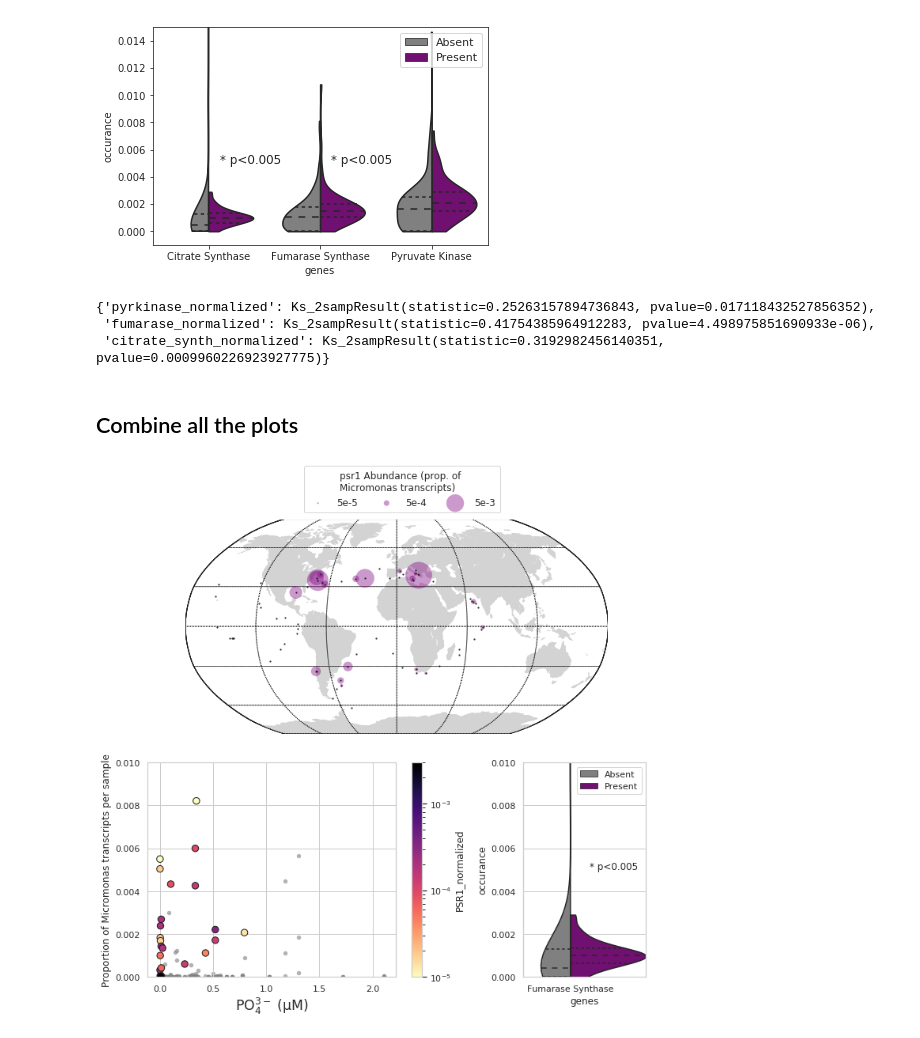
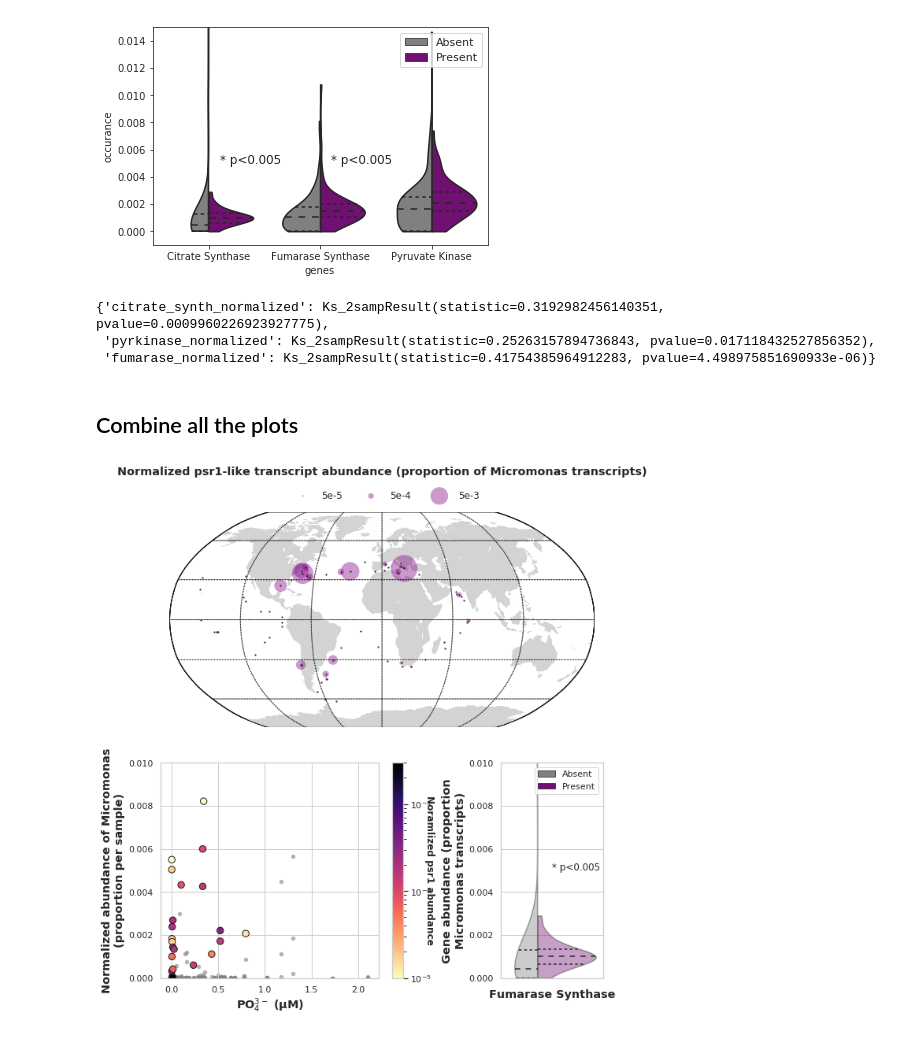
Before and after one commit to AlexanderLabWHOI/micromonas-psr1-tara, a Jupyter notebook: PSR1-final-figures.ipynb, the cells around one changed output. Drawn from its saved outputs; the diff is of its cells as text; code cells hidden in the pictures.

```diff
--- a/PSR1-final-figures.ipynb
+++ b/PSR1-final-figures.ipynb
@@ -13,9 +15,9 @@ sns.set_style("ticks")
 ## Read in data from supplemental text and Pangea
 # %%
 #Supplemental data table from Euk paper
-ref_data = pd.read_excel('../41467_2017_2342_MOESM10_ESM.xlsx', header=1)
+ref_data = pd.read_excel('input/41467_2017_2342_MOESM10_ESM.xlsx', header=1)
 #Pangea data table detailing sample information for each Tara Station
-pangea = pd.read_table('../PANGAEA.842237.TARAStations.txt')
+pangea = pd.read_table('input/PANGAEA.842237.TARAStations.txt')
 #subset lat lon
 lat_lon = pangea.set_index('Station')[['Latitude','Longitude']]
 
@@ -28,26 +30,26 @@ ref_data['NewStation']=new_stations
 ref_data_clean = ref_data[['Tara Oceans ID', 'BioSamples ID', 'Stations', 'Depth','Filter', 'Sample Code', 'NewStation']]
 
 # load in the total reads for all reads that are micromonas
-all_micro_metaT = pd.read_csv('../gather-taxa/outdata/metaT-micromonas-ALL.csv')
+all_micro_metaT = pd.read_csv('input/metaT-micromonas-ALL.csv')
 
 #sum to get the FPKM abundance of micrmonas by sample
 summed_micro_abund = all_micro_metaT.groupby('sampleCode').sum()['Occurrence']
 
-all_samples_metaT = pd.read_csv('../gather-taxa/sample_abundance.tsv', index_col=0)
+all_samples_metaT = pd.read_csv('input/sample_abundance.tsv', index_col=0)
 
 proportion_micro_metaT = pd.DataFrame(summed_micro_abund)/all_samples_metaT
 # %% [markdown]
 ## Load gene tables and lists for psr1, citrate kinase, fumarase, etc.
 # %%
-psr1_hits = pd.read_table('psr1-hit-list.tab', header=None)
+psr1_hits = pd.read_table('input/psr1-hit-list.tab', header=None)
 psr1_hits = set(list(psr1_hits[0]))
 micro_psr1 = list(set(all_micro_metaT.unigeneID).intersection(psr1_hits))
 psr1 = pd.Series(micro_psr1)
-citrate_synth = pd.read_csv('../Micromonas_matches_from_Tara_CitrateSynth.csv').V1
+citrate_synth = pd.read_csv('input/Micromonas_matches_from_Tara_CitrateSynth.csv').V1
 citrate_synth = citrate_synth.rename('citrate_synth')
-fumarase_synth = pd.read_csv('../Micromonas_matches_from_Tara_Fumarase.csv').V1
+fumarase_synth = pd.read_csv('input/Micromonas_matches_from_Tara_Fumarase.csv').V1
 fumarase_synth = fumarase_synth.rename('fumarase')
-pyrkinase = pd.read_csv('../Micromonas_matches_from_Tara_PyrKinase.csv').V1
+pyrkinase = pd.read_csv('input/Micromonas_matches_from_Tara_PyrKinase.csv').V1
 pyrkinase = pyrkinase.rename('Pyr_kinase')
 # %% [markdown]
 ## Create a data frame with our genes of interest
@@ -158,7 +160,7 @@ fig.savefig('Micrmonas_PSR1_disbrituion_percentTranscript.pdf', bbox_inches='tig
 ## Create a scatter plot comparing PO4 concentrations, Micromonas abundance, and PSR1 expression.
 # %%
 
-env = pd.read_csv('../environmental_parameters.csv', sep='\t')
+env = pd.read_csv('input/environmental_parameters.csv', sep='\t')
 env_merged = stat_sum_details.merge(env, left_on='BioSamples ID', right_on= 'BioSamples_ID')
 
 fig,ax = plt.subplots(1, figsize = [6,6])
@@ -184,6 +186,7 @@ for n, g in dgrp:
         ax.set_xlabel(r'PO$_4^{3-}$ (µM)', fontsize='x-large')
         ax.set_ylabel("Proportion of Micromonas Reads")
         ax.set_ylim([0,0.01])
+fig.savefig('output/PO4_Abundance_PSR1_scatter.pdf', bbox_inches='tight')
 # %% [output]
 [figure]
 # %% [markdown]
@@ -242,9 +243,9 @@ for gene in set(Cgene_only_unstacked.genes):
     stats[gene]=res
 stats
 # %% [output]
-{'pyrkinase_normalized': Ks_2sampResult(statistic=0.25263157894736843, pvalue=0.017118432527856352),
- 'fumarase_normalized': Ks_2sampResult(statistic=0.41754385964912283, pvalue=4.498975851690933e-06),
- 'citrate_synth_normalized': Ks_2sampResult(statistic=0.3192982456140351, pvalue=0.0009960226923927775)}
+{'citrate_synth_normalized': Ks_2sampResult(statistic=0.3192982456140351, pvalue=0.0009960226923927775),
+ 'pyrkinase_normalized': Ks_2sampResult(statistic=0.25263157894736843, pvalue=0.017118432527856352),
+ 'fumarase_normalized': Ks_2sampResult(statistic=0.41754385964912283, pvalue=4.498975851690933e-06)}
 # %% [markdown]
 ## Combine all the plots
 # %%
@@ -270,14 +271,15 @@ l3 = axs[1].scatter([],[], s=0.005*scale, edgecolors='none', color=color, alpha=
 
 
 labels = ["5e-5", "5e-4", "5e-3"]
-
-leg = ax1.legend([l1, l2, l3], labels, ncol=3, frameon=True, fontsize=12, handlelength=2, loc = [0.28,1.03],
-                 borderpad = 0.5, handletextpad=1, title='psr1 Abundance (prop. of \nMicromonas transcripts)',
+leg = ax1.legend([l1, l2, l3], labels, ncol=3, frameon=False, fontsize=12, handlelength=2, loc = [0.28,1.03],
+                 borderpad = 0.5, handletextpad=1,
                  scatterpoints = 1)
 
+ax1.set_title('Normalized psr1-like transcript abundance (proportion of Micromonas transcripts)',
+              fontsize='large', weight='bold', position=[0.5, 1.15])
 
 
-#plot scatter
+# plot scatter of PO4 vs micromonas occurance proportion
 
 y='micromonas_occurence_proportion'
 x = 'PO4 (µmol/l)'
@@ -286,40 +288,46 @@ dgrp = env_merged.groupby('Depth')
 
 for n, g in dgrp:
     if n=='SRF':
         df = g[env_merged[x]>0]
         pdf = df[df.PSR1_normalized>0]
         ndf = df[df.PSR1_normalized==0]
 
         norm=colors.LogNorm(vmin=1e-5, vmax=0.003)
         #plot greater than cut off
         pdf.plot(kind='scatter', x=x, y=y, ax =ax2, lw = 1,
-                c='PSR1_normalized', label = 'PSR1_noramlized', s=70,
-                 cmap='magma_r', norm=norm, edgecolor = 'k', legend=False)
+                c='PSR1_normalized', label = 'Noramlized psr1 abundance', s=70,
+                 cmap='magma_r', norm=norm, edgecolor = 'k', legend=False, )
 
         ndf.plot(kind='scatter', x=x, y=y, ax =ax2, lw = 0,
                 color='gray', label = 'PSR1_noramlized', s=30, alpha = 0.6, zorder = 0, legend =False)
-        ax2.set_xlabel(r'PO$_4^{3-}$ (µM)', fontsize='x-large')
-        ax2.set_ylabel("Proportion of Micromonas transcripts per sample")
+        ax2.set_xlabel(r'PO$_4^{3-}$ (µM)', fontsize='large', weight='bold')
+        ax2.set_ylabel("Normalized abundance of Micromonas\n(proportion per sample)", weight='bold', size='large')
         ax2.set_ylim([0,0.01])
-
+cax = fig.get_axes()[3]
+cax.set_ylabel('Noramlized psr1 abundance', rotation = 270, weight='bold')
 
 ax = sns.violinplot(x="genes", y="occurance", hue="PSR1_presence",
                split=True, inner="quart",
                palette={"Absent": "gray", "Present": color},
                data=Cgene_only_unstacked[Cgene_only_unstacked.genes=='fumarase_normalized']
-                    , cut =0, legend_out = False, ax = ax3)
+                    , cut =0, legend_out = False, ax = ax3, alpha=0.4, )
+plt.setp(ax.collections, alpha=.4)
+ax.set_ylabel('Gene abundance (proportion\nMicromonas transcripts)', weight='bold', fontsize='large')
+
 leg = ax.axes.get_legend()
 leg.set_title('PSR1 Presence')
 plt.legend(loc='upper right')
 ax.text(0.1,0.005, '* p<0.005')
 # ax.text(1.1,0.005, '* p<0.005')
-ax.set_xticklabels([ 'Fumarase Synthase'])
+ax.set_xticklabels([''])
+
+ax.set_xlabel('Fumarase Synthase', fontsize='large', weight='bold')
 ax.set_ylim(0, 0.01)
-ax.set_xlim(-.25, 0.4)
+ax.set_xlim(-.25, 0.45)
 
 
 fig.tight_layout()
 
-fig.savefig('Figure6_Tara.pdf', bbox_inches='tight')
+fig.savefig('output/Figure6_Tara.pdf', bbox_inches='tight')
 # %% [output]
-[figure, old version]
+[figure, new version]
```
Also changed, not shown: parts of 3 cells of this notebook, 1 other file.
